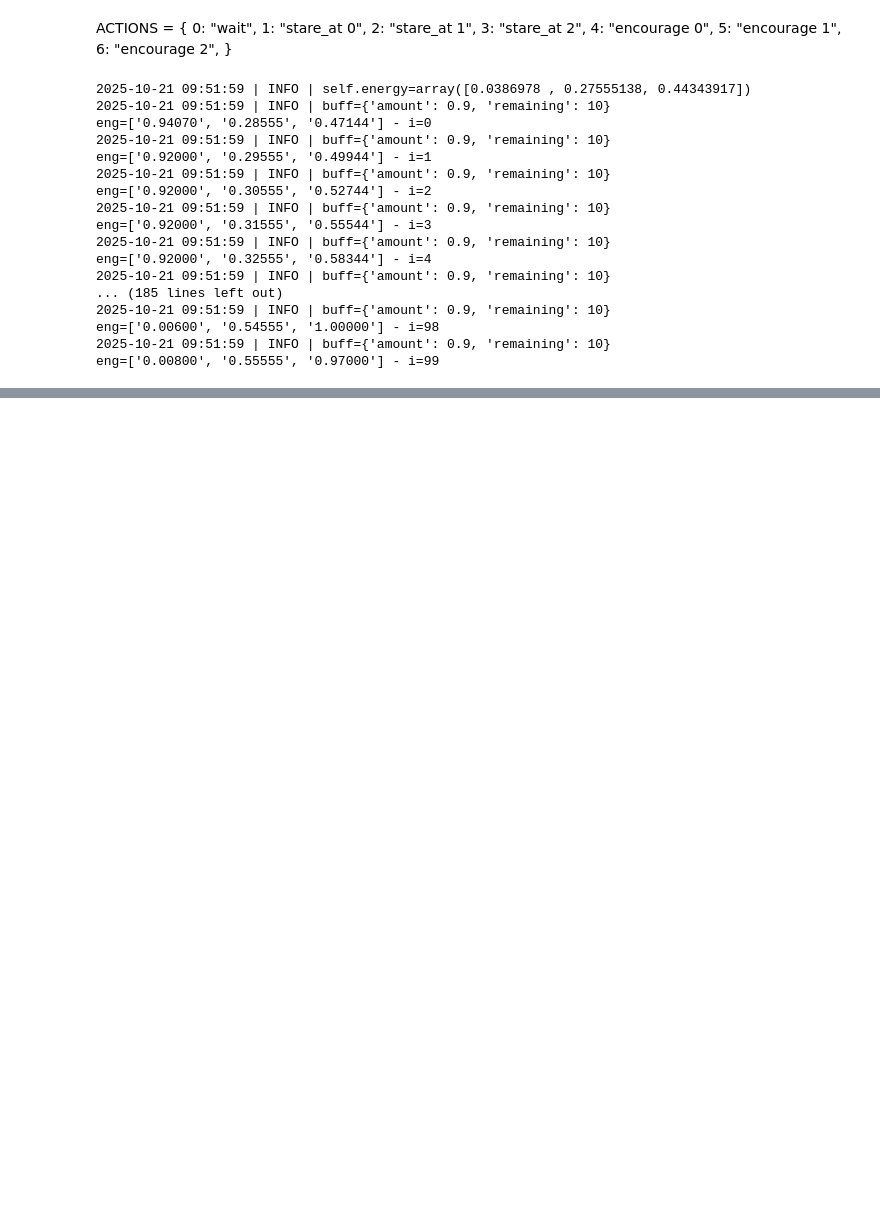
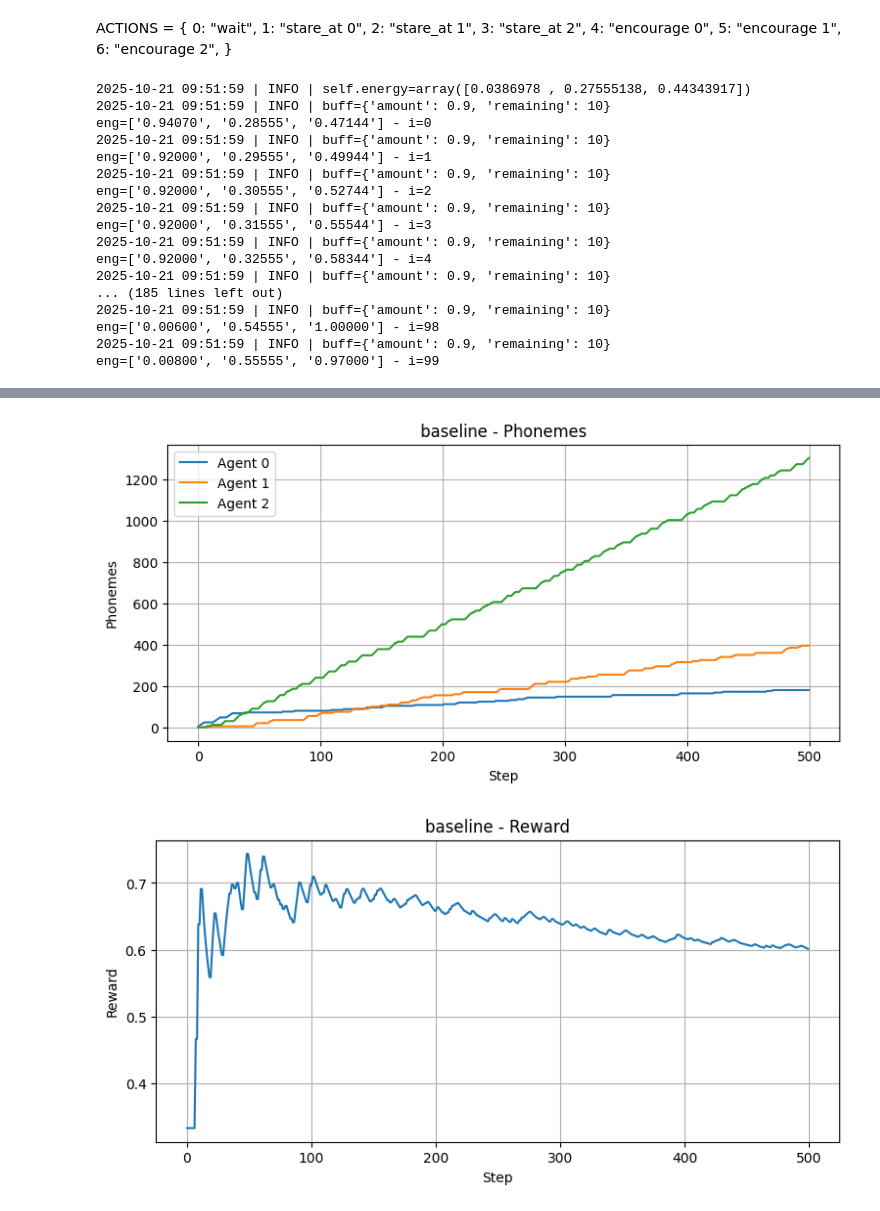
Before and after one commit to ofirmac/env, a Jupyter notebook: src/test_result/test_env.ipynb, the cells around one changed output, grey strips where cells are left out. Cells and saved outputs as stored; diff of their text form; code cells hidden in the pictures; blank space fills up the shorter version.

```diff
--- a/src/test_result/test_env.ipynb
+++ b/src/test_result/test_env.ipynb
@@ -102,0 +182,6 @@ eng=['0.00800', '0.55555', '0.97000'] - i=99
+# %%
+env_enc_env_effect= GuestEnv(max_steps=500, reward_shaping=False, env_effect=True, env_effect_encourage_step=100)  # Shorter episodes for more frequent logging
+actions = [4]*500
+p_enc, r_enc = run_env(env_enc_env_effect, actions, steps=500)
+plot_results(p_enc, r_enc, 'baseline')
+# %% [output]
@@ -102,0 +205,2 @@ eng=['0.00800', '0.55555', '0.97000'] - i=99
+[figure, added]
+[figure, added]
```
Also changed, not shown: parts of 6 cells of this notebook, 2 other files.
